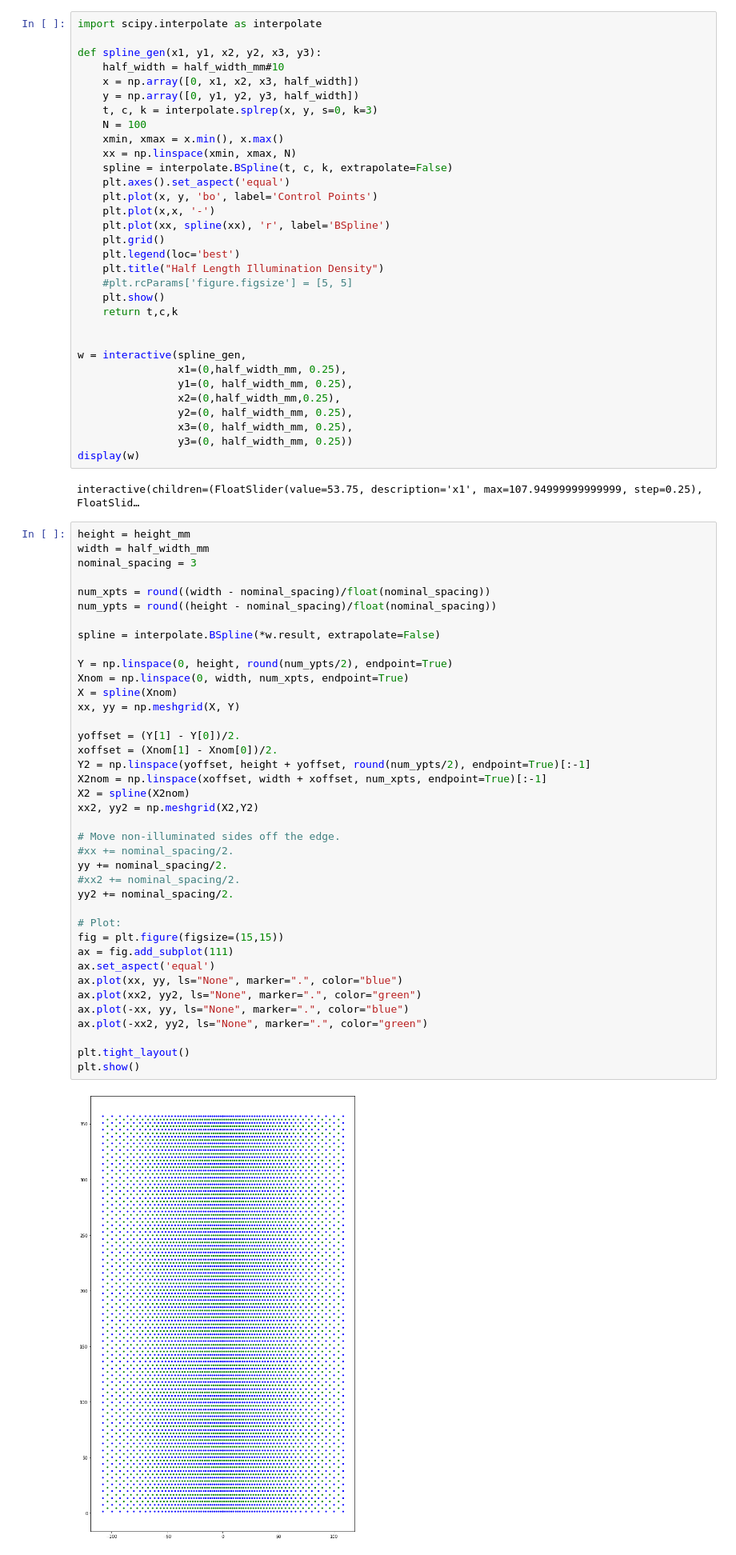
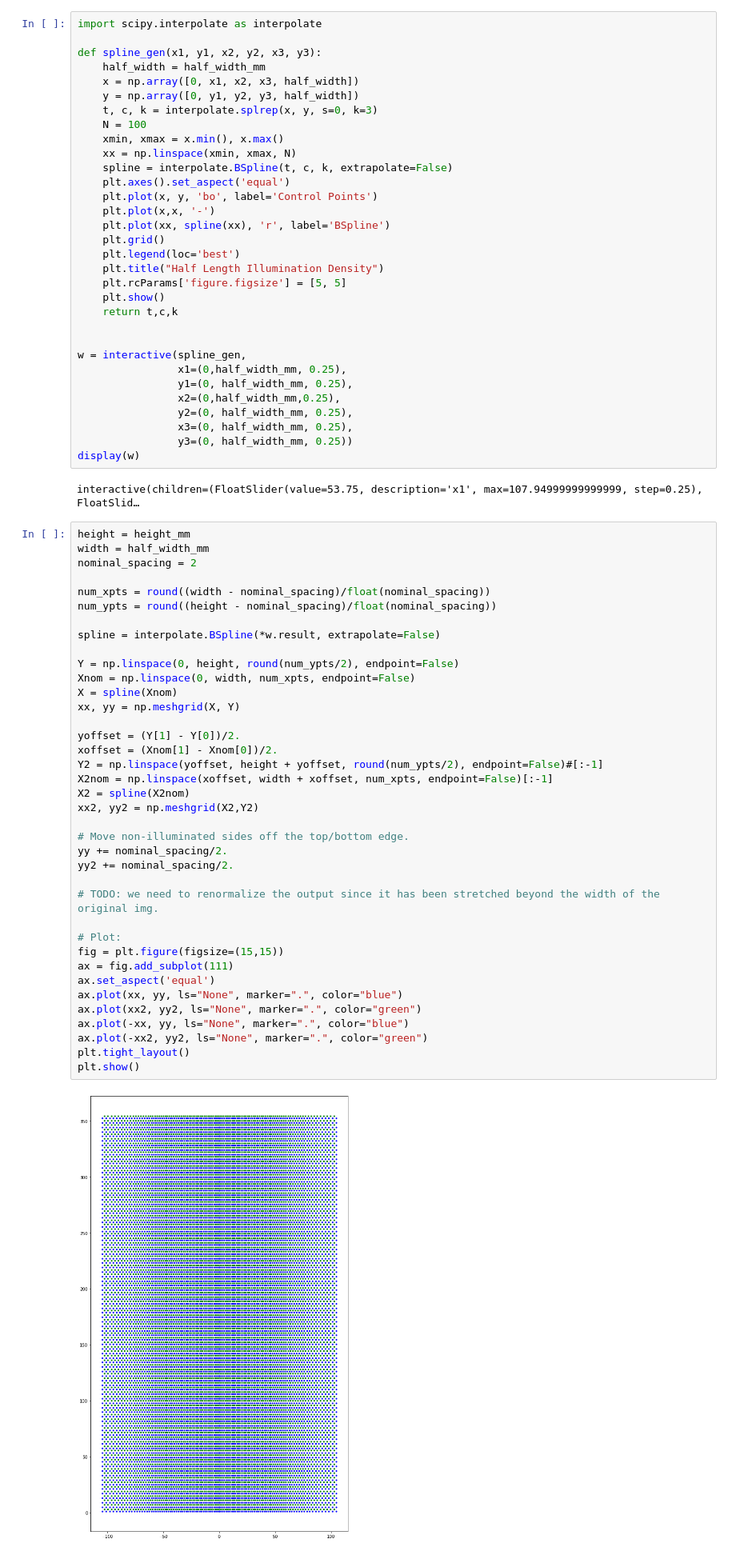
Before and after one commit to Poofjunior/jupyter_notebooks, a Jupyter notebook: light_guide_panel_generator/light_guide_panel_generator.ipynb, the cells around one changed output. Shown at 80% size. Saved outputs shown, nothing was run; the diff lists cells and outputs as text.

```diff
--- a/light_guide_panel_generator/light_guide_panel_generator.ipynb
+++ b/light_guide_panel_generator/light_guide_panel_generator.ipynb
@@ -21,7 +35,7 @@ height_mm = 14 * 25.4
 import scipy.interpolate as interpolate
 
 def spline_gen(x1, y1, x2, y2, x3, y3):
-    half_width = half_width_mm#10
+    half_width = half_width_mm
     x = np.array([0, x1, x2, x3, half_width])
     y = np.array([0, y1, y2, y3, half_width])
     t, c, k = interpolate.splrep(x, y, s=0, k=3)
@@ -36,7 +50,7 @@ def spline_gen(x1, y1, x2, y2, x3, y3):
     plt.grid()
     plt.legend(loc='best')
     plt.title("Half Length Illumination Density")
-    #plt.rcParams['figure.figsize'] = [5, 5]
+    plt.rcParams['figure.figsize'] = [5, 5]
     plt.show()
     return t,c,k
 
@@ -54,42 +68,41 @@ interactive(children=(FloatSlider(value=53.75, description='x1', max=107.9499999
 # %%
 height = height_mm
 width = half_width_mm
-nominal_spacing = 3
+nominal_spacing = 2
 
 num_xpts = round((width - nominal_spacing)/float(nominal_spacing))
 num_ypts = round((height - nominal_spacing)/float(nominal_spacing))
 
 spline = interpolate.BSpline(*w.result, extrapolate=False)
 
-Y = np.linspace(0, height, round(num_ypts/2), endpoint=True)
-Xnom = np.linspace(0, width, num_xpts, endpoint=True)
+Y = np.linspace(0, height, round(num_ypts/2), endpoint=False)
+Xnom = np.linspace(0, width, num_xpts, endpoint=False)
 X = spline(Xnom)
 xx, yy = np.meshgrid(X, Y)
 
 yoffset = (Y[1] - Y[0])/2.
 xoffset = (Xnom[1] - Xnom[0])/2.
-Y2 = np.linspace(yoffset, height + yoffset, round(num_ypts/2), endpoint=True)[:-1]
-X2nom = np.linspace(xoffset, width + xoffset, num_xpts, endpoint=True)[:-1]
+Y2 = np.linspace(yoffset, height + yoffset, round(num_ypts/2), endpoint=False)#[:-1]
+X2nom = np.linspace(xoffset, width + xoffset, num_xpts, endpoint=False)[:-1]
 X2 = spline(X2nom)
 xx2, yy2 = np.meshgrid(X2,Y2)
 
-# Move non-illuminated sides off the edge.
-#xx += nominal_spacing/2.
+# Move non-illuminated sides off the top/bottom edge.
 yy += nominal_spacing/2.
-#xx2 += nominal_spacing/2.
 yy2 += nominal_spacing/2.
+
+# TODO: we need to renormalize the output since it has been stretched beyond the width of the original img.
 
 # Plot:
 fig = plt.figure(figsize=(15,15))
 ax = fig.add_subplot(111)
 ax.set_aspect('equal')
 ax.plot(xx, yy, ls="None", marker=".", color="blue")
 ax.plot(xx2, yy2, ls="None", marker=".", color="green")
 ax.plot(-xx, yy, ls="None", marker=".", color="blue")
 ax.plot(-xx2, yy2, ls="None", marker=".", color="green")
-
 plt.tight_layout()
 plt.show()
 # %% [output]
-[figure, old version]
+[figure, new version]
 # %%
```
Also changed, not shown: parts of 3 cells of this notebook, 1 other file.
